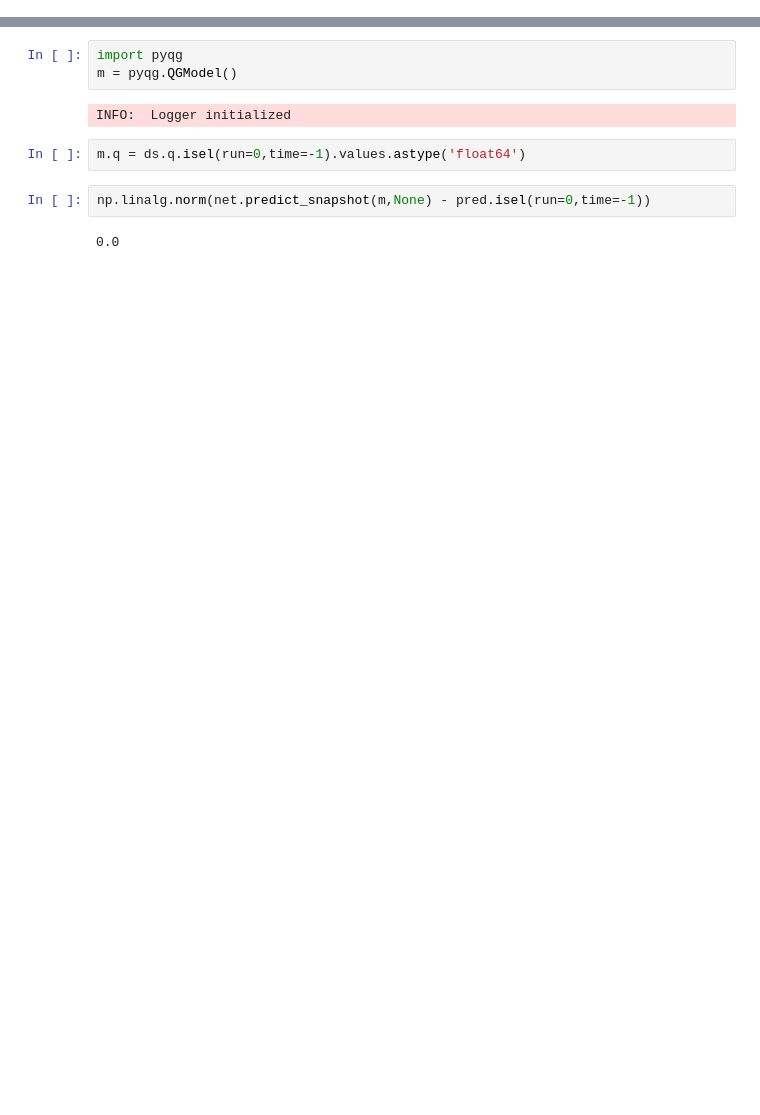
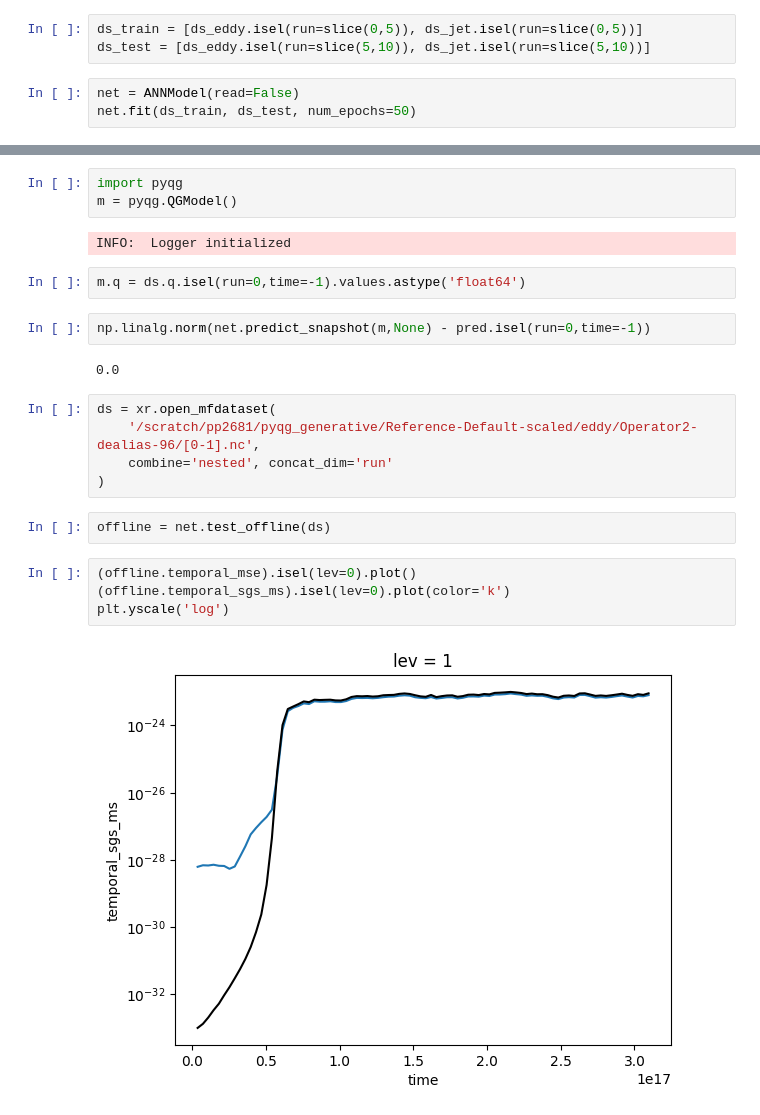
Before and after one commit to m2lines/pyqg_generative, a Jupyter notebook: notebooks/ANN/1-define-ANN.ipynb, the cells around one changed output, grey strips where cells are left out. Saved outputs shown, nothing was run; the diff lists cells and outputs as text; blank space fills up the shorter version.

```diff
--- a/notebooks/ANN/1-define-ANN.ipynb
+++ b/notebooks/ANN/1-define-ANN.ipynb
@@ -49,0 +12,6 @@ float(((pred-true)**2).mean() / (true**2).mean())
+# %%
+ds_train = [ds_eddy.isel(run=slice(0,5)), ds_jet.isel(run=slice(0,5))]
+ds_test = [ds_eddy.isel(run=slice(5,10)), ds_jet.isel(run=slice(5,10))]
+# %%
+net = ANNModel(read=False)
+net.fit(ds_train, ds_test, num_epochs=50)
@@ -58,3 +44,16 @@ m.q = ds.q.isel(run=0,time=-1).values.astype('float64')
 np.linalg.norm(net.predict_snapshot(m,None) - pred.isel(run=0,time=-1))
 # %% [output]
 0.0
+# %%
+ds = xr.open_mfdataset(
+    '/scratch/pp2681/pyqg_generative/Reference-Default-scaled/eddy/Operator2-dealias-96/[0-1].nc',
+    combine='nested', concat_dim='run'
+)
+# %%
+offline = net.test_offline(ds)
+# %%
+(offline.temporal_mse).isel(lev=0).plot()
+(offline.temporal_sgs_ms).isel(lev=0).plot(color='k')
+plt.yscale('log')
+# %% [output]
+[figure, added]
```
Also changed, not shown: parts of 14 cells of this notebook, 3 other files.
